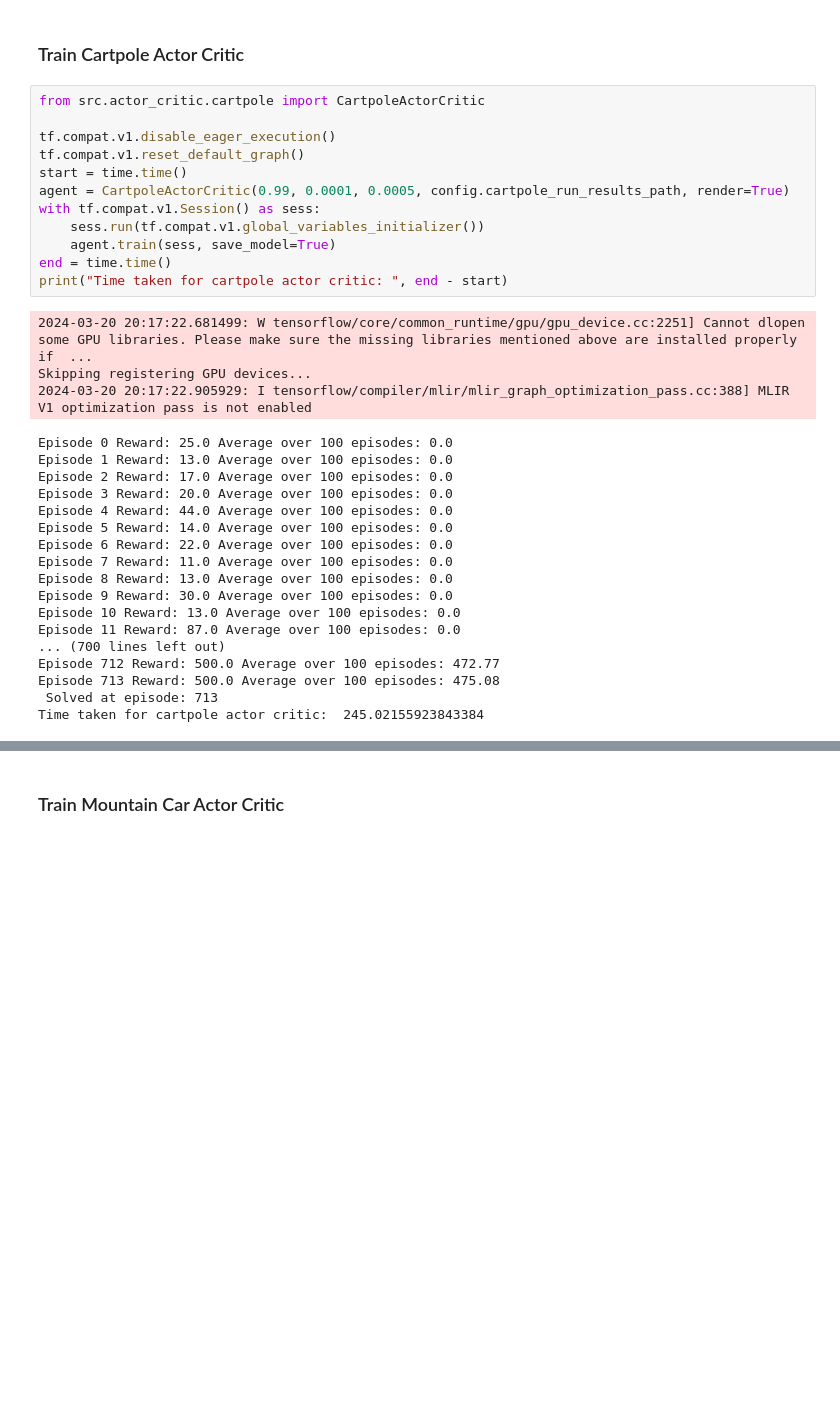
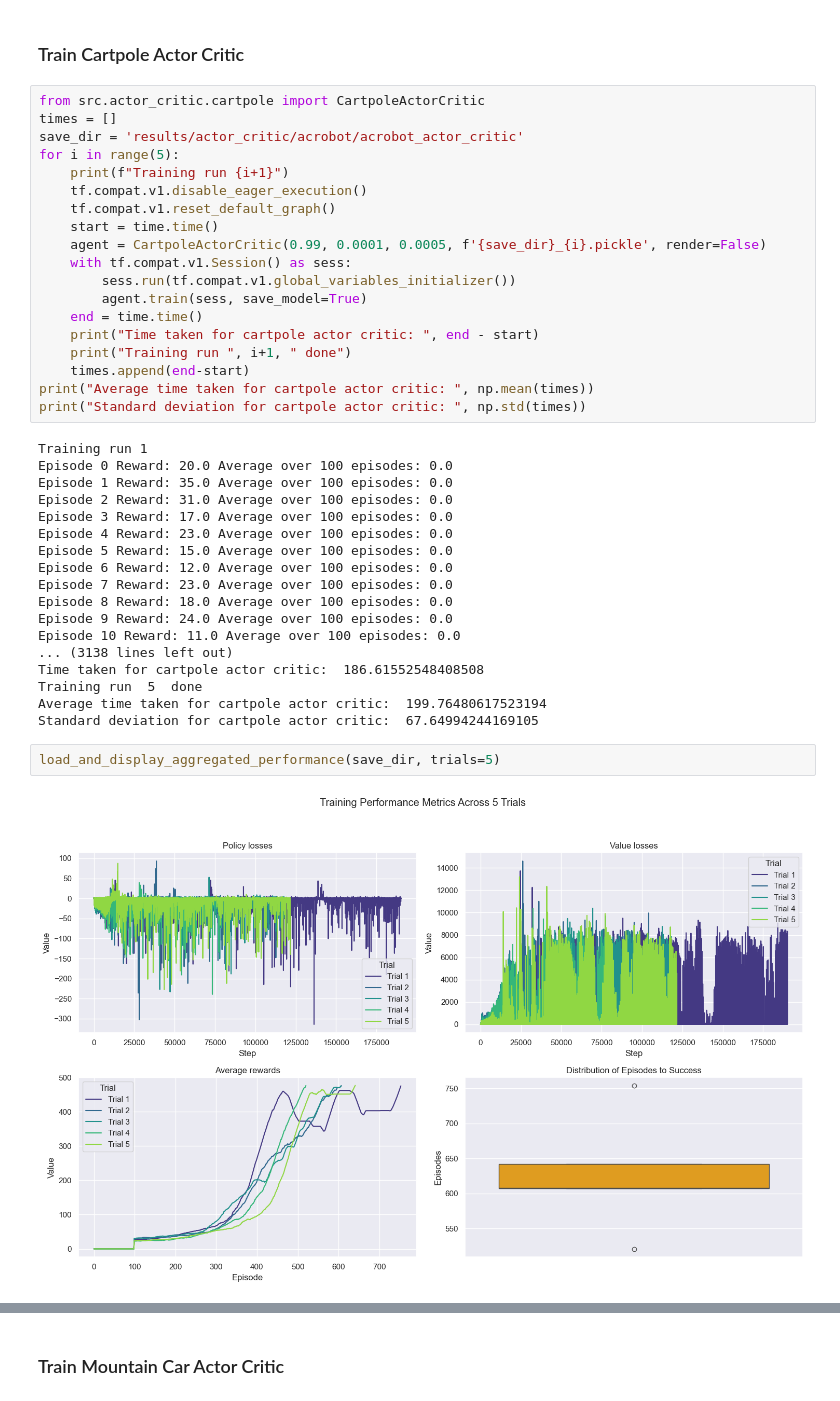
Before and after one commit to amaruy/DeepRL, a Jupyter notebook: experiments.ipynb, the cells around one changed output, grey strips where cells are left out. Drawn from its saved outputs; the diff is of its cells as text; blank space fills up the shorter version.

Commit message:
experiments + updated config

```diff
--- a/experiments.ipynb
+++ b/experiments.ipynb
@@ -20,35 +83,43 @@ To enable the following instructions: AVX2 FMA, in other operations, rebuild Ten
 ### Train Cartpole Actor Critic
 # %%
 from src.actor_critic.cartpole import CartpoleActorCritic
-
-tf.compat.v1.disable_eager_execution()
-tf.compat.v1.reset_default_graph()
-start = time.time()
-agent = CartpoleActorCritic(0.99, 0.0001, 0.0005, config.cartpole_run_results_path, render=True)
-with tf.compat.v1.Session() as sess:
-    sess.run(tf.compat.v1.global_variables_initializer())
-    agent.train(sess, save_model=True)
-end = time.time()
-print("Time taken for cartpole actor critic: ", end - start)
+times = []
+save_dir = 'results/actor_critic/acrobot/acrobot_actor_critic'
+for i in range(5):
+    print(f"Training run {i+1}")
+    tf.compat.v1.disable_eager_execution()
+    tf.compat.v1.reset_default_graph()
+    start = time.time()
+    agent = CartpoleActorCritic(0.99, 0.0001, 0.0005, f'{save_dir}_{i}.pickle', render=False)
+    with tf.compat.v1.Session() as sess:
+        sess.run(tf.compat.v1.global_variables_initializer())
+        agent.train(sess, save_model=True)
+    end = time.time()
+    print("Time taken for cartpole actor critic: ", end - start)
+    print("Training run ", i+1, " done")
+    times.append(end-start)
+print("Average time taken for cartpole actor critic: ", np.mean(times))
+print("Standard deviation for cartpole actor critic: ", np.std(times))
 # %% [output]
-2024-03-20 20:17:22.681499: W tensorflow/core/common_runtime/gpu/gpu_device.cc:2251] Cannot dlopen some GPU libraries. Please make sure the missing libraries mentioned above are installed properly if  ...
-Skipping registering GPU devices...
-2024-03-20 20:17:22.905929: I tensorflow/compiler/mlir/mlir_graph_optimization_pass.cc:388] MLIR V1 optimization pass is not enabled
+Training run 1
+Episode 0 Reward: 20.0 Average over 100 episodes: 0.0
+Episode 1 Reward: 35.0 Average over 100 episodes: 0.0
+Episode 2 Reward: 31.0 Average over 100 episodes: 0.0
+Episode 3 Reward: 17.0 Average over 100 episodes: 0.0
+Episode 4 Reward: 23.0 Average over 100 episodes: 0.0
+Episode 5 Reward: 15.0 Average over 100 episodes: 0.0
+Episode 6 Reward: 12.0 Average over 100 episodes: 0.0
+Episode 7 Reward: 23.0 Average over 100 episodes: 0.0
+Episode 8 Reward: 18.0 Average over 100 episodes: 0.0
+Episode 9 Reward: 24.0 Average over 100 episodes: 0.0
+Episode 10 Reward: 11.0 Average over 100 episodes: 0.0
+... (3138 lines left out)
+Time taken for cartpole actor critic:  186.61552548408508
+Training run  5  done
+Average time taken for cartpole actor critic:  199.76480617523194
+Standard deviation for cartpole actor critic:  67.64994244169105
-Episode 0 Reward: 25.0 Average over 100 episodes: 0.0
-Episode 1 Reward: 13.0 Average over 100 episodes: 0.0
-Episode 2 Reward: 17.0 Average over 100 episodes: 0.0
-Episode 3 Reward: 20.0 Average over 100 episodes: 0.0
-Episode 4 Reward: 44.0 Average over 100 episodes: 0.0
-Episode 5 Reward: 14.0 Average over 100 episodes: 0.0
-Episode 6 Reward: 22.0 Average over 100 episodes: 0.0
-Episode 7 Reward: 11.0 Average over 100 episodes: 0.0
-Episode 8 Reward: 13.0 Average over 100 episodes: 0.0
-Episode 9 Reward: 30.0 Average over 100 episodes: 0.0
-Episode 10 Reward: 13.0 Average over 100 episodes: 0.0
-Episode 11 Reward: 87.0 Average over 100 episodes: 0.0
-... (700 lines left out)
-Episode 712 Reward: 500.0 Average over 100 episodes: 472.77
-Episode 713 Reward: 500.0 Average over 100 episodes: 475.08
- Solved at episode: 713
-Time taken for cartpole actor critic:  245.02155923843384
+# %%
+load_and_display_aggregated_performance(save_dir, trials=5)
+# %% [output]
+[figure, added]
 # %% [markdown]
```
Also changed, not shown: parts of 16 cells of this notebook, 5 other files.
